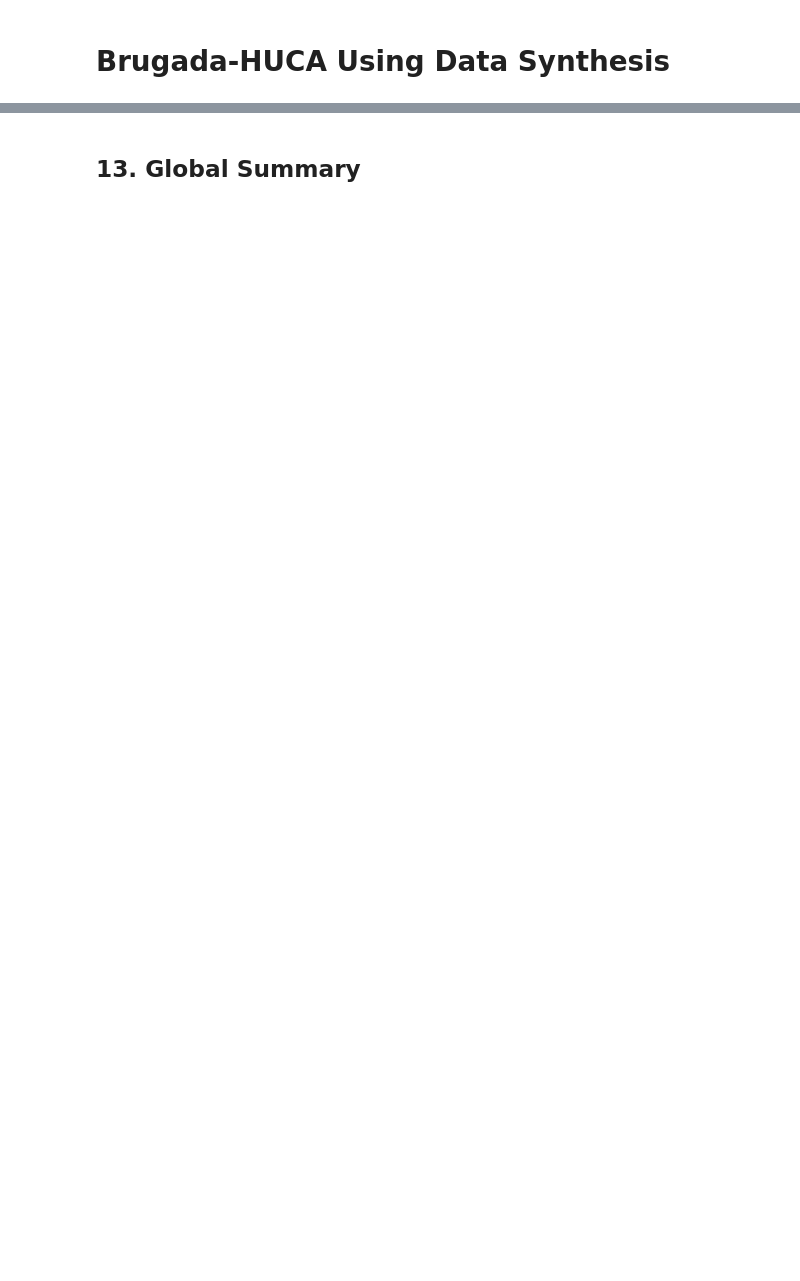
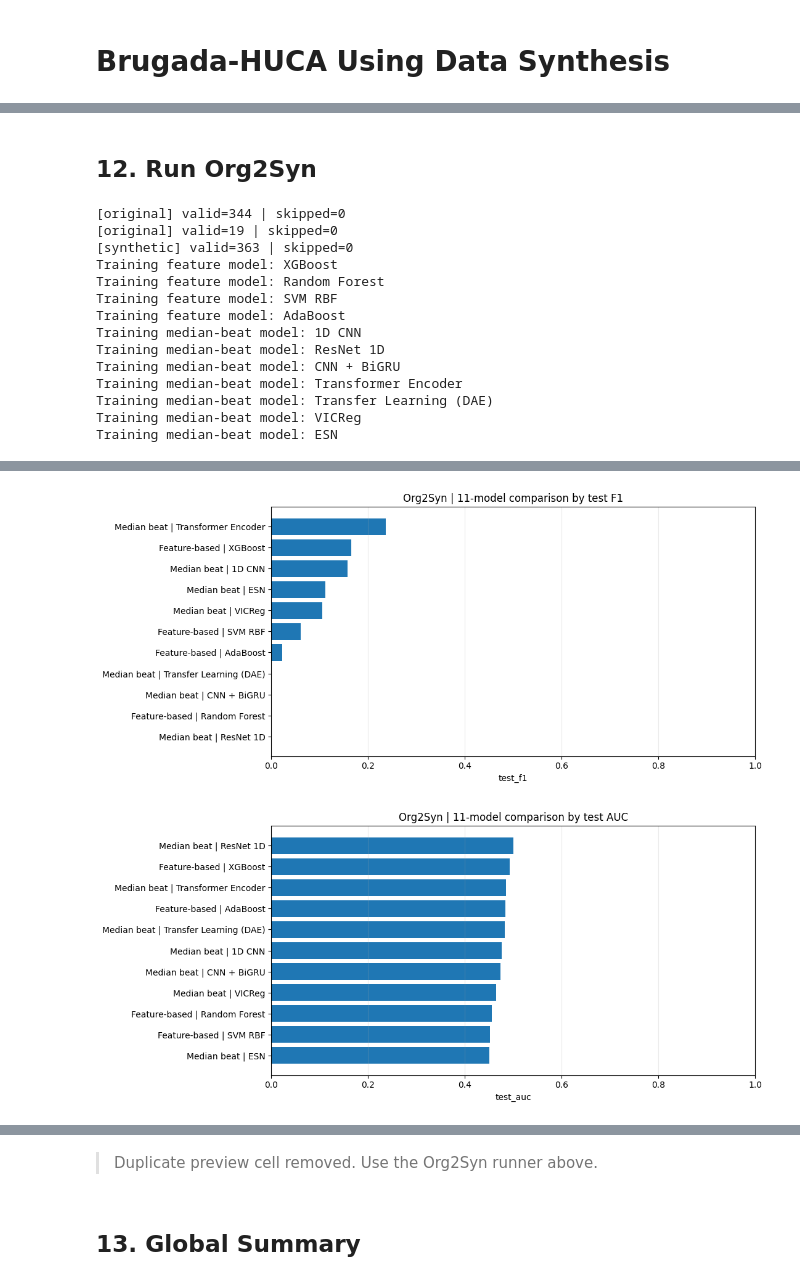
Before and after one commit to avezoor/MachineLearningRepository, a Jupyter notebook: IDSCBrugadaHucaSynthesis.ipynb, the cells around one changed output, grey strips where cells are left out. Cells and saved outputs as stored; diff of their text form; code cells hidden in the pictures; blank space fills up the shorter version.

```diff
--- a/IDSCBrugadaHucaSynthesis.ipynb
+++ b/IDSCBrugadaHucaSynthesis.ipynb
@@ -1342,8 +1465,20 @@ plot_best_training_curve(
+# %% [markdown]
+## 12. Run Org2Syn
 # %%
+# =========================
+# EXPERIMENT 2: ORG2SYN
+# =========================
+if "org2syn_split" not in globals():
+    df_org = load_original_metadata(CONFIG)
+    df_syn = load_synthetic_metadata(CONFIG)
+    synthetic_train_df, synthetic_val_df, synthetic_test_df = split_synthetic_dev_test(df_syn, CONFIG)
+    org2syn_split = make_original_to_synthetic_split(
+        df_org=df_org,
+        synthetic_test_df=synthetic_test_df,
+        config=CONFIG,
+    )
+    SCENARIO_ORG2SYN = "Org2Syn"
 
-# =========================
-# EXPERIMENT 2: TRAIN ORIGINAL -> TEST SYNTHETIC
-# =========================
 ids_tr_o, Xf_tr_o, Xs_tr_o, y_tr_o = build_representations(org2syn_split.train_df, "original", CONFIG)
 ids_va_o, Xf_va_o, Xs_va_o, y_va_o = build_representations(org2syn_split.val_df, "original", CONFIG)
 ids_te_o, Xf_te_o, Xs_te_o, y_te_o = build_representations(org2syn_split.test_df, "synthetic", CONFIG)
@@ -1351,12 +1486,12 @@ ids_te_o, Xf_te_o, Xs_te_o, y_te_o = build_representations(org2syn_split.test_df
 feature_results_org, fitted_feature_models_org = train_and_evaluate_feature_models(
     Xf_tr_o, y_tr_o, Xf_va_o, y_va_o, Xf_te_o, y_te_o
 )
-feature_results_org = add_result_metadata(feature_results_org, "Feature-based", "Original -> Synthetic")
+feature_results_org = add_result_metadata(feature_results_org, "Feature-based", SCENARIO_ORG2SYN)
 
 sequence_results_org, fitted_sequence_models_org, sequence_histories_org = train_and_evaluate_sequence_models(
     Xs_tr_o, y_tr_o, Xs_va_o, y_va_o, Xs_te_o, y_te_o, CONFIG
 )
-sequence_results_org = add_result_metadata(sequence_results_org, "Median beat", "Original -> Synthetic")
+sequence_results_org = add_result_metadata(sequence_results_org, "Median beat", SCENARIO_ORG2SYN)
 
 results_org_all = pd.concat([feature_results_org, sequence_results_org], ignore_index=True)
 results_org_all = results_org_all.sort_values(["test_f1", "test_auc"], ascending=False).reset_index(drop=True)
@@ -1365,19 +1500,34 @@ display(results_org_all)
 
 plot_model_comparison(
     results_org_all,
-    title="Original -> Synthetic | 11-model comparison by test F1",
+    title="Org2Syn | 11-model comparison by test F1",
     metric="test_f1",
 )
 plot_model_comparison(
     results_org_all,
-    title="Original -> Synthetic | 11-model comparison by test AUC",
+    title="Org2Syn | 11-model comparison by test AUC",
     metric="test_auc",
 )
 plot_representation_summary(
     results_org_all,
-    title="Original -> Synthetic | average score by representation",
+    title="Org2Syn | average score by representation",
 )
 plot_best_training_curve(
     sequence_histories_org,
-    title="Original -> Synthetic",
+    title="Org2Syn",
 )
+# %% [output]
+[original] valid=344 | skipped=0
+[original] valid=19 | skipped=0
+[synthetic] valid=363 | skipped=0
+Training feature model: XGBoost
+Training feature model: Random Forest
+Training feature model: SVM RBF
+Training feature model: AdaBoost
+Training median-beat model: 1D CNN
+Training median-beat model: ResNet 1D
+Training median-beat model: CNN + BiGRU
+Training median-beat model: Transformer Encoder
+Training median-beat model: Transfer Learning (DAE)
+Training median-beat model: VICReg
+Training median-beat model: ESN
@@ -1383,0 +1546,2 @@ plot_best_training_curve(
+[figure, added]
+[figure, added]
@@ -1396,3 +1550,5 @@ display(feature_results_org)
+# %% [markdown]
+> Duplicate preview cell removed. Use the Org2Syn runner above.
 # %% [markdown]
 ## 13. Global Summary
 # %%
```
Also changed, not shown: parts of 29 cells of this notebook.
